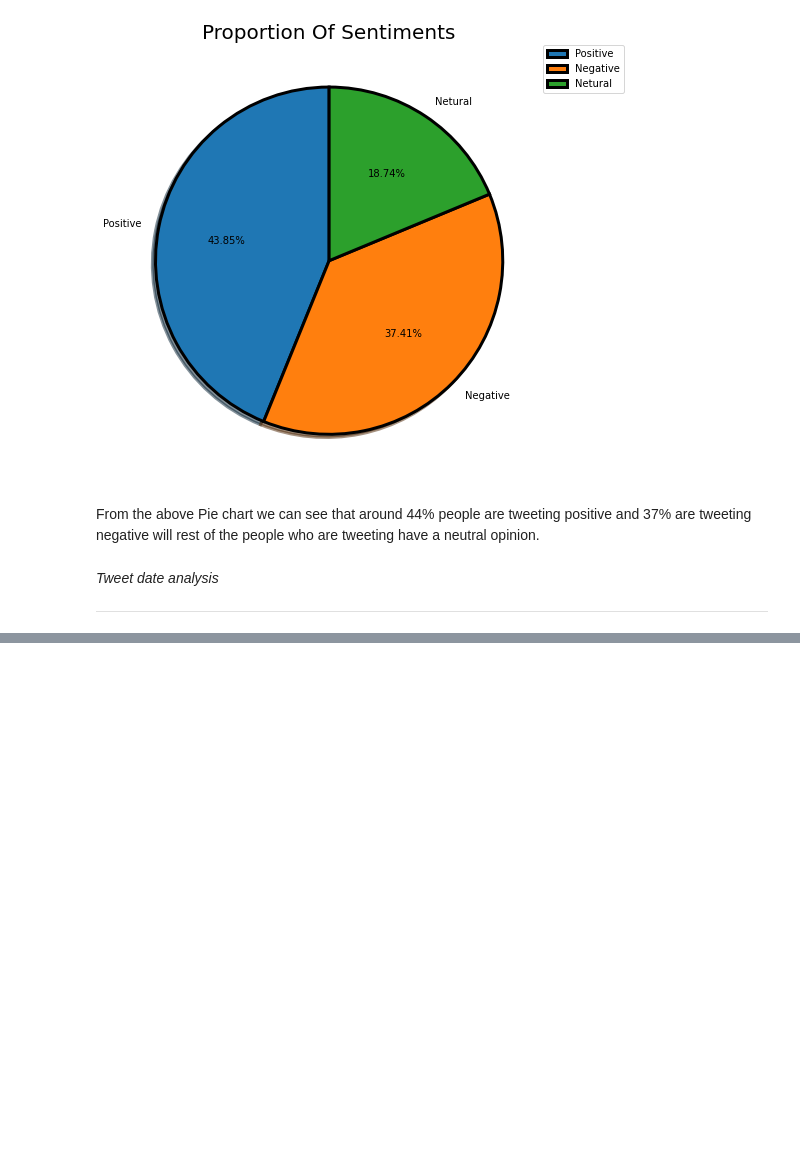
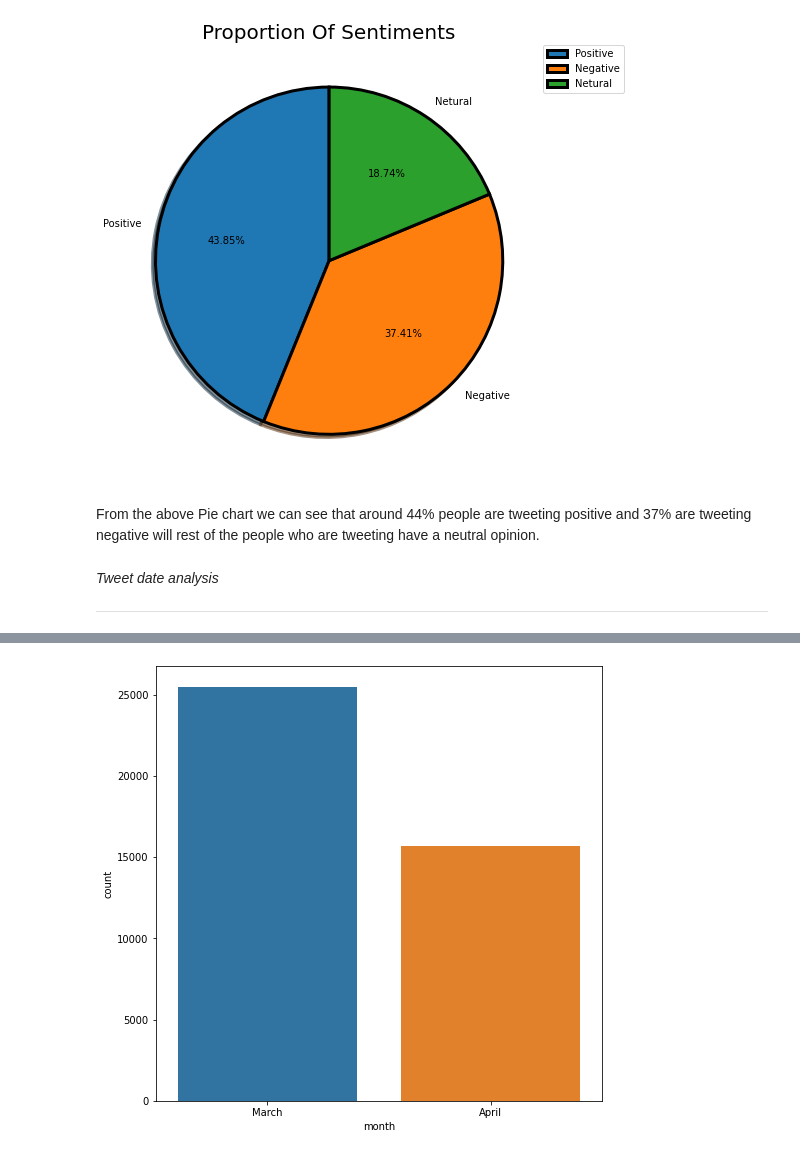
Before and after one commit to adilimam12/Classification-capstone-project-3, a Jupyter notebook: Coronavirus_tweet_sentiment_analysis.ipynb, the cells around one changed output, grey strips where cells are left out. Drawn from its saved outputs; the diff is of its cells as text; code cells hidden in the pictures; blank space fills up the shorter version.

```diff
--- a/Coronavirus_tweet_sentiment_analysis.ipynb
+++ b/Coronavirus_tweet_sentiment_analysis.ipynb
@@ -293,0 +312,3 @@ From the above Pie chart we can see that  around 44% people are tweeting positiv
+# %%
+#Converting TweetAt column into timestamp
+covid_data["TweetAt"]=pd.to_datetime(covid_data["TweetAt"],dayfirst=True)
@@ -293,0 +340,5 @@ From the above Pie chart we can see that  around 44% people are tweeting positiv
+# %%
+#Lets extract the important features from TweetAt column.
+covid_data["day_of_week"]=covid_data["TweetAt"].dt.strftime('%A')
+covid_data["month"]=covid_data["TweetAt"].dt.strftime('%B')
+covid_data["day_of_month"]=covid_data["TweetAt"].dt.day
@@ -293,0 +354,7 @@ From the above Pie chart we can see that  around 44% people are tweeting positiv
+# %%
+#visualising which month most no of tweets are posted
+plt.rcParams['figure.figsize']= (8,8)
+sns.countplot(x= 'month', data= covid_data)
+plt.show()
+# %% [output]
+[figure, added]
```
Also changed, not shown: parts of 11 cells of this notebook.
